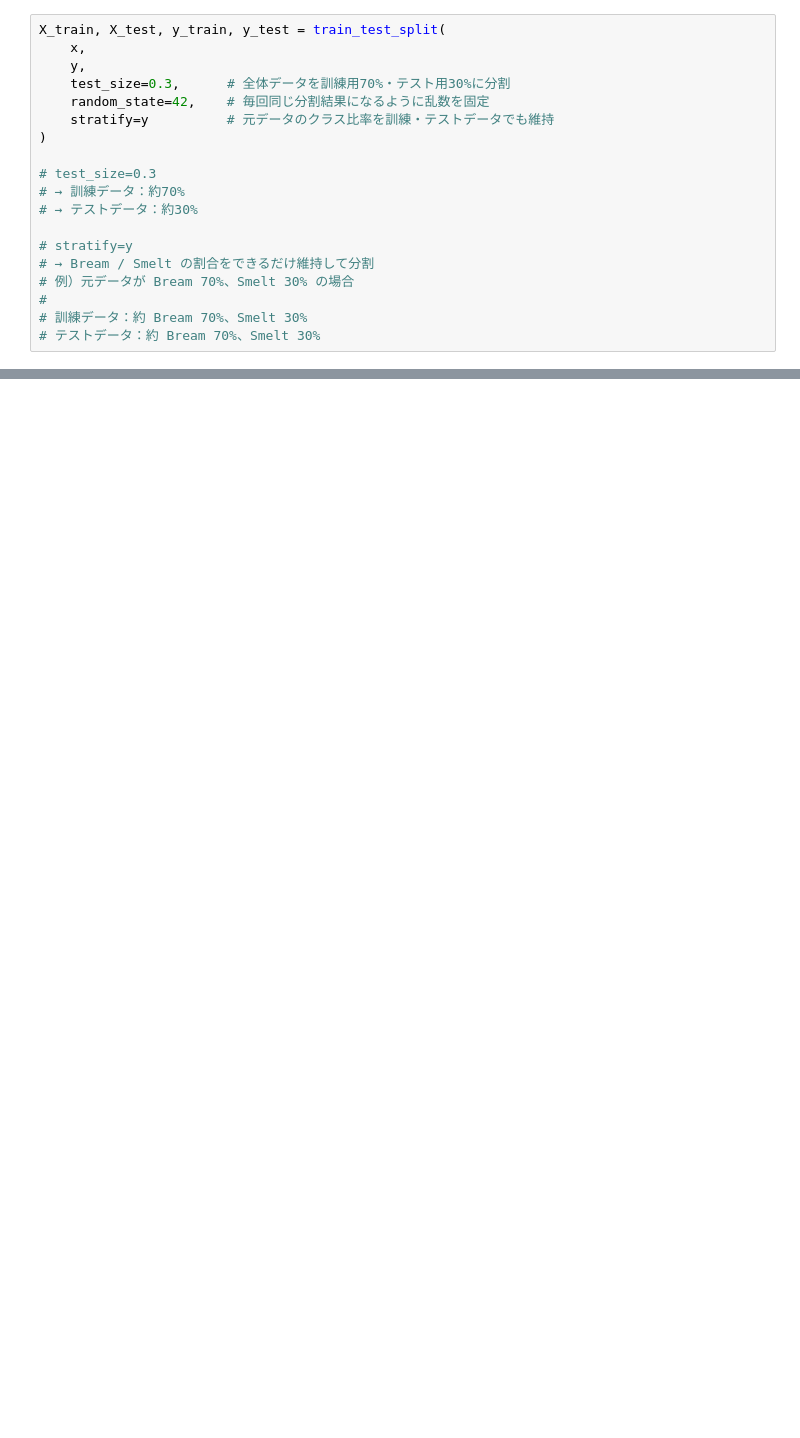
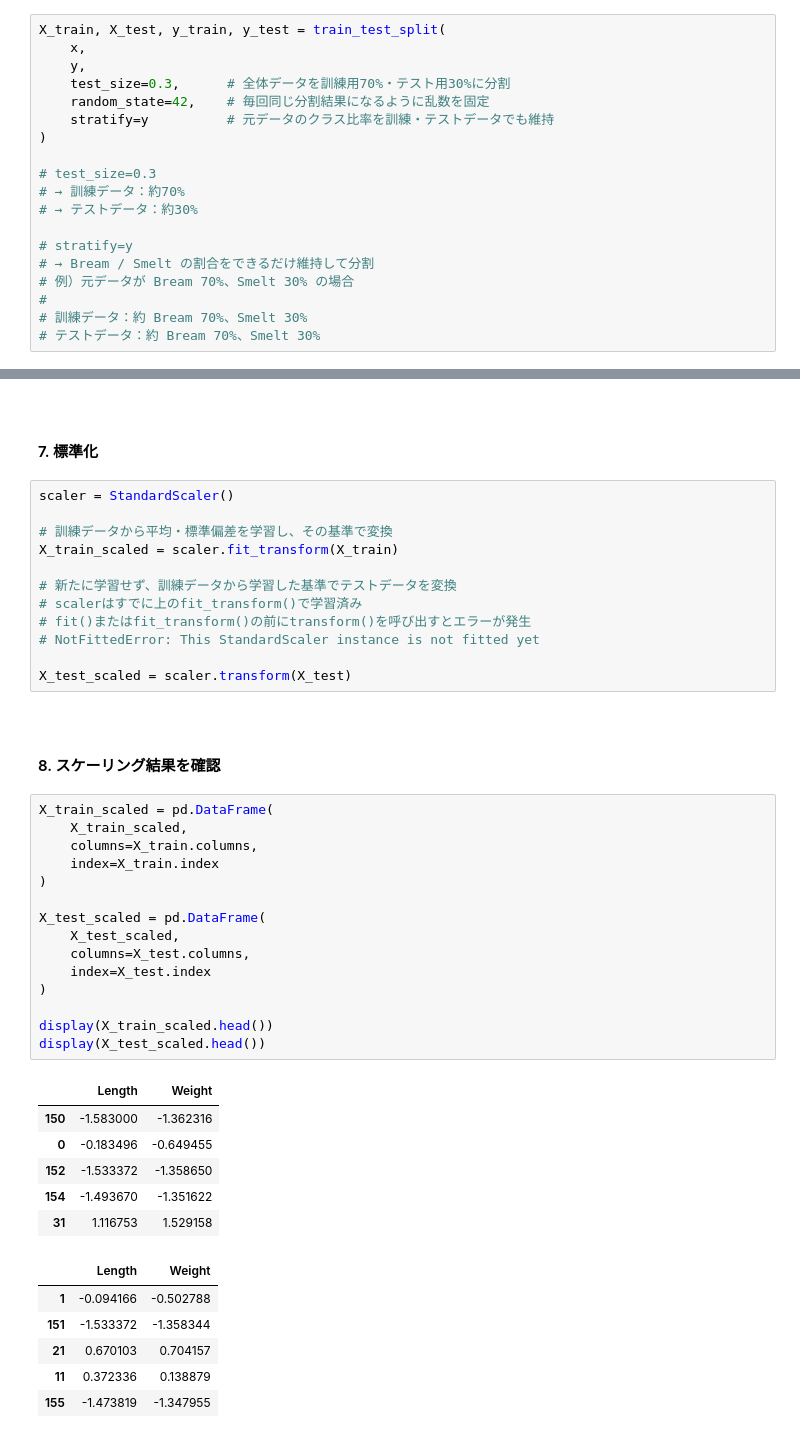
Before and after one commit to KaiLynn99/python_alone, a Jupyter notebook: 2026 9月/10.01 (70日目)/4. 訓練データセット & テストデータセットに分割する.ipynb, the cells around one changed output, grey strips where cells are left out. Drawn from its saved outputs; the diff is of its cells as text; blank space fills up the shorter version.

```diff
--- a/2026 9月/10.01 (70日目)/4. 訓練データセット & テストデータセットに分割する.ipynb
+++ b/2026 9月/10.01 (70日目)/4. 訓練データセット & テストデータセットに分割する.ipynb
@@ -134,0 +248,48 @@ X_train, X_test, y_train, y_test = train_test_split(
+# %% [markdown]
+<br>
+
+#### 7. 標準化
+# %%
+scaler = StandardScaler()
+
+# 訓練データから平均・標準偏差を学習し、その基準で変換
+X_train_scaled = scaler.fit_transform(X_train)
+
+# 新たに学習せず、訓練データから学習した基準でテストデータを変換
+# scalerはすでに上のfit_transform()で学習済み
+# fit()またはfit_transform()の前にtransform()を呼び出すとエラーが発生
+# NotFittedError: This StandardScaler instance is not fitted yet
+
+X_test_scaled = scaler.transform(X_test)
+# %% [markdown]
+<br>
+
+#### 8. スケーリング結果を確認
+# %%
+X_train_scaled = pd.DataFrame(
+    X_train_scaled,
+    columns=X_train.columns,
+    index=X_train.index
+)
+
+X_test_scaled = pd.DataFrame(
+    X_test_scaled,
+    columns=X_test.columns,
+    index=X_test.index
+)
+
+display(X_train_scaled.head())
+display(X_test_scaled.head())
+# %% [output]
+|  | Length | Weight |
+| 150 | -1.583000 | -1.362316 |
+| 0 | -0.183496 | -0.649455 |
+| 152 | -1.533372 | -1.358650 |
+| 154 | -1.493670 | -1.351622 |
+| 31 | 1.116753 | 1.529158 |
+|  | Length | Weight |
+| 1 | -0.094166 | -0.502788 |
+| 151 | -1.533372 | -1.358344 |
+| 21 | 0.670103 | 0.704157 |
+| 11 | 0.372336 | 0.138879 |
+| 155 | -1.473819 | -1.347955 |
```
Also changed, not shown: parts of 59 cells of this notebook, 7 other files.
